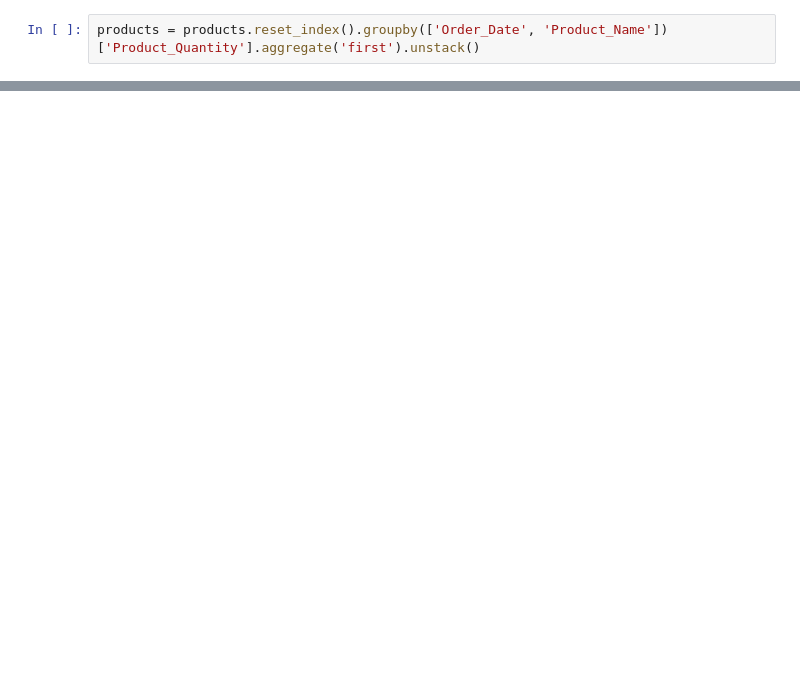
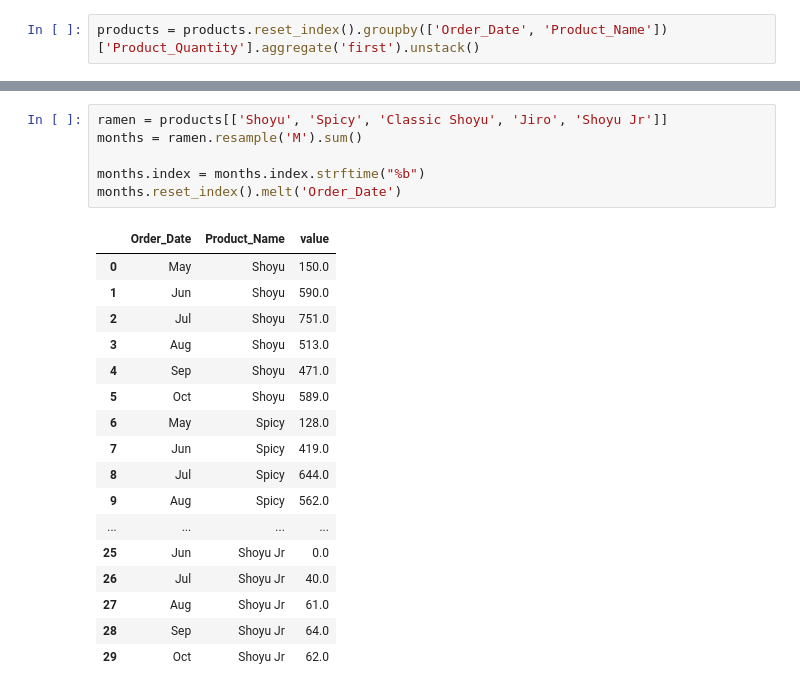
Before and after one commit to fidelotero/ramen-shop-sales-report, a Jupyter notebook: Ramen_Shop_Sales_Analysis.ipynb, the cells around one changed output, grey strips where cells are left out. Drawn from its saved outputs; the diff is of its cells as text; blank space fills up the shorter version.

```diff
--- a/Ramen_Shop_Sales_Analysis.ipynb
+++ b/Ramen_Shop_Sales_Analysis.ipynb
@@ -580,0 +555,24 @@ chart_4
+# %%
+ramen = products[['Shoyu', 'Spicy', 'Classic Shoyu', 'Jiro', 'Shoyu Jr']]
+months = ramen.resample('M').sum()
+
+months.index = months.index.strftime("%b")
+months.reset_index().melt('Order_Date')
+# %% [output]
+|  | Order_Date | Product_Name | value |
+| 0 | May | Shoyu | 150.0 |
+| 1 | Jun | Shoyu | 590.0 |
+| 2 | Jul | Shoyu | 751.0 |
+| 3 | Aug | Shoyu | 513.0 |
+| 4 | Sep | Shoyu | 471.0 |
+| 5 | Oct | Shoyu | 589.0 |
+| 6 | May | Spicy | 128.0 |
+| 7 | Jun | Spicy | 419.0 |
+| 8 | Jul | Spicy | 644.0 |
+| 9 | Aug | Spicy | 562.0 |
+| ... | ... | ... | ... |
+| 25 | Jun | Shoyu Jr | 0.0 |
+| 26 | Jul | Shoyu Jr | 40.0 |
+| 27 | Aug | Shoyu Jr | 61.0 |
+| 28 | Sep | Shoyu Jr | 64.0 |
+| 29 | Oct | Shoyu Jr | 62.0 |
```
Also changed, not shown: parts of 7 cells of this notebook.
